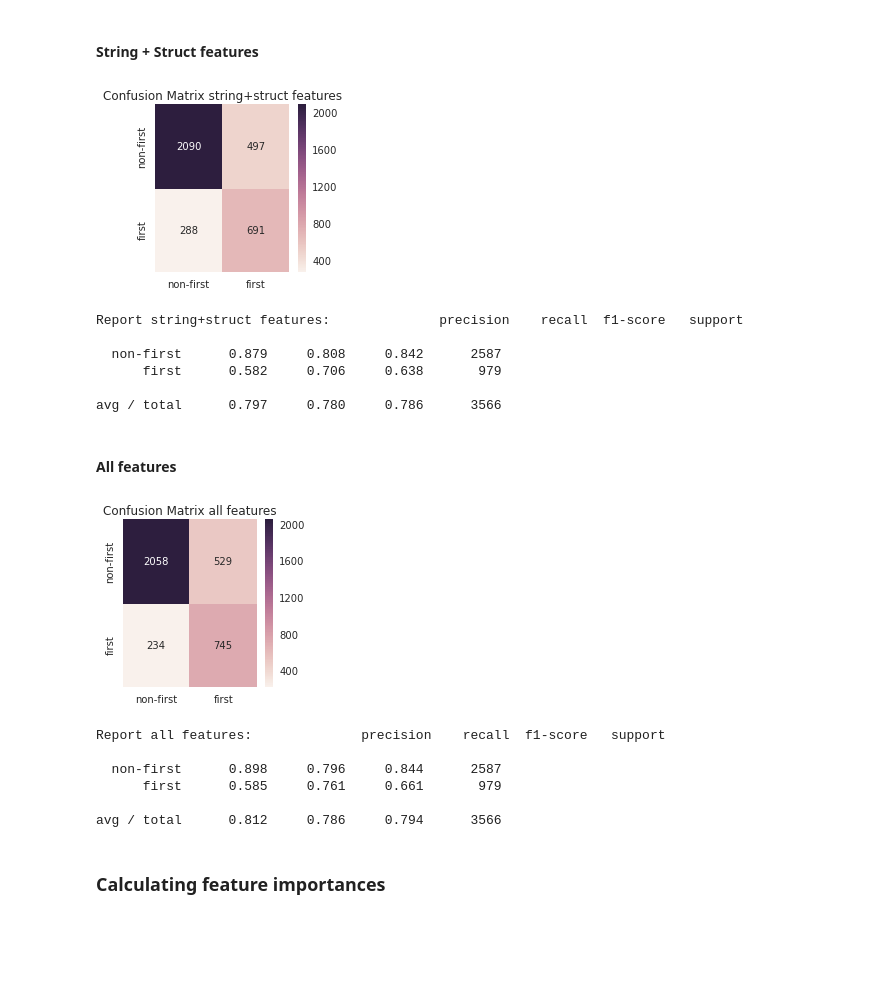
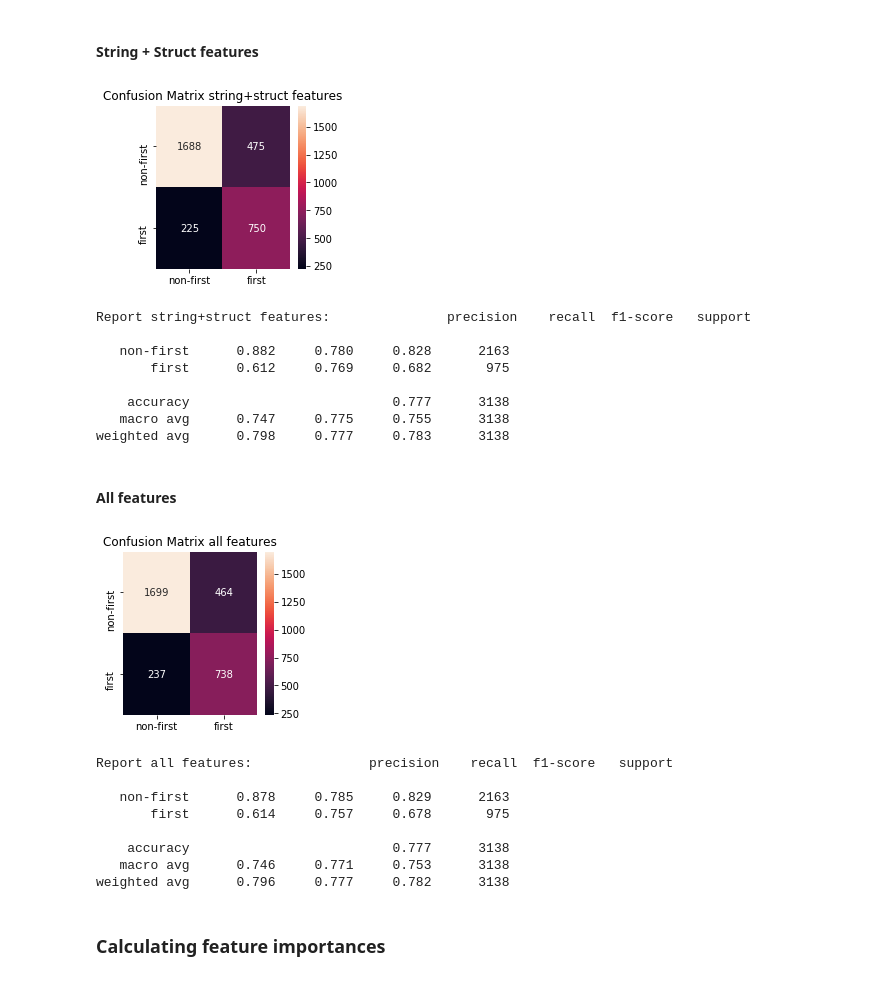
Before and after one commit to max-ionov/rucoref, a Jupyter notebook: notebooks/first-mention.ipynb, the cells around one changed output. Cells and saved outputs as stored; diff of their text form; code cells hidden in the pictures; blank space fills up the shorter version.

```diff
--- a/notebooks/first-mention.ipynb
+++ b/notebooks/first-mention.ipynb
@@ -42,6 +51,3 @@ Reading the texts from GS and matching them to actual texts
 ### Loading chains and GS
 # %%
 rucoref = rueval.RuCorefCorpus(multeast, rueval)
-# %%
-rucoref.load_texts(texts_dir)
-rucoref.load_gs(gs_dir)
@@ -73,11 +91,9 @@ rucoref.create_indices()
 ### Loading special lists
 Special lists load from the directory stored in `lists_dir`
 # %%
-import codecs
-
 def load_list(filename):
     data = set()
-    with codecs.open(filename, encoding='utf-8') as inp_file:
+    with open(filename, encoding='utf-8') as inp_file:
         for line in inp_file:
             data.add(line.strip('\r\n'))
 
@@ -194,8 +252,8 @@ class FirstMentionClassifier(BaseClassifier):
         self.stats['str_matches_before'].append(str_matches_before)
         self.stats['head_matches_before'].append(head_matches_before)
 
-        self.stats['n_adj'].append(len(adj_in_group))
-        self.stats['len_np'].append(len(group_words))
+        self.stats['n_adj'].append("{}: {}".format(len(adj_in_group), group_lemma))
+        self.stats['len_np'].append("{}: {}".format(len(group_words), group_lemma))
 
         if 'string' in self.feat_zones_:
             vctr.append(('str_match_before=0', str_matches_before == 0))
@@ -239,7 +297,7 @@ class FirstMentionClassifier(BaseClassifier):
         if save_feature_names:
             self.feature_names_ = [feat[0] for feat in vctr]
 
-        return [feat[1] for feat in vctr]
+        return [int(feat[1]) for feat in vctr]
 
     def prepare_data(self, corpus, random_state=42, test_size=0.3, feature_zones=None):
         if feature_zones:
@@ -290,8 +348,7 @@ class FirstMentionClassifier(BaseClassifier):
 
         del self.feature_names_[pronoun_index]
         class_numbers = [sum(1 for item in self.y_data if item == cur_class) for cur_class in range(len(self.class_names_))]
-        #self.ratio = float(max(class_numbers) / float(min(class_numbers)))
-        self.ratio = 3.626 # to replicate the paper (also, the results are better)
+        self.ratio = float(min(class_numbers) / float(max(class_numbers)))
 # %% [markdown]
 ### Training and testing
 # %%
@@ -348,36 +415,40 @@ Total:  11886 samples
 first_mention_clf = FirstMentionClassifier()
 first_mention_clf.prepare_data(rucoref, random_state=random_state, feature_zones=('string', 'struct'))
 clf = RandomForestClassifier(n_estimators=500, random_state=random_state)
-sampler = SMOTE(ratio=first_mention_clf.ratio, verbose=False, kind='borderline1', random_state=random_state)
+sampler = BorderlineSMOTE(sampling_strategy=first_mention_clf.ratio, kind='borderline-1', random_state=random_state)
 
 first_mention_clf.fit(clf, sampler)
 first_mention_clf.test(test_name='string+struct features')
 # %% [output]
-[figure, old version]
+[figure, new version]
-Report string+struct features:              precision    recall  f1-score   support
+Report string+struct features:               precision    recall  f1-score   support
 
-  non-first      0.879     0.808     0.842      2587
-      first      0.582     0.706     0.638       979
+   non-first      0.882     0.780     0.828      2163
+       first      0.612     0.769     0.682       975
 
-avg / total      0.797     0.780     0.786      3566
+    accuracy                          0.777      3138
+   macro avg      0.747     0.775     0.755      3138
+weighted avg      0.798     0.777     0.783      3138
 # %% [markdown]
 #### All features
 # %%
 first_mention_clf = FirstMentionClassifier()
 first_mention_clf.prepare_data(rucoref, random_state=random_state, feature_zones=('string', 'struct', 'lists'))
 clf = RandomForestClassifier(n_estimators=500, random_state=random_state)
-sampler = SMOTE(ratio=first_mention_clf.ratio, verbose=False, kind='borderline1', random_state=random_state)
+sampler = BorderlineSMOTE(sampling_strategy=first_mention_clf.ratio, kind='borderline-1', random_state=random_state)
 
 first_mention_clf.fit(clf, sampler)
 first_mention_clf.test(test_name='all features')
 # %% [output]
-[figure, old version]
+[figure, new version]
-Report all features:              precision    recall  f1-score   support
+Report all features:               precision    recall  f1-score   support
 
-  non-first      0.898     0.796     0.844      2587
-      first      0.585     0.761     0.661       979
+   non-first      0.878     0.785     0.829      2163
+       first      0.614     0.757     0.678       975
 
-avg / total      0.812     0.786     0.794      3566
+    accuracy                          0.777      3138
+   macro avg      0.746     0.771     0.753      3138
+weighted avg      0.796     0.777     0.782      3138
 # %% [markdown]
 ### Calculating feature importances
 # %%
```
Also changed, not shown: parts of 24 cells of this notebook, 1 other file.
